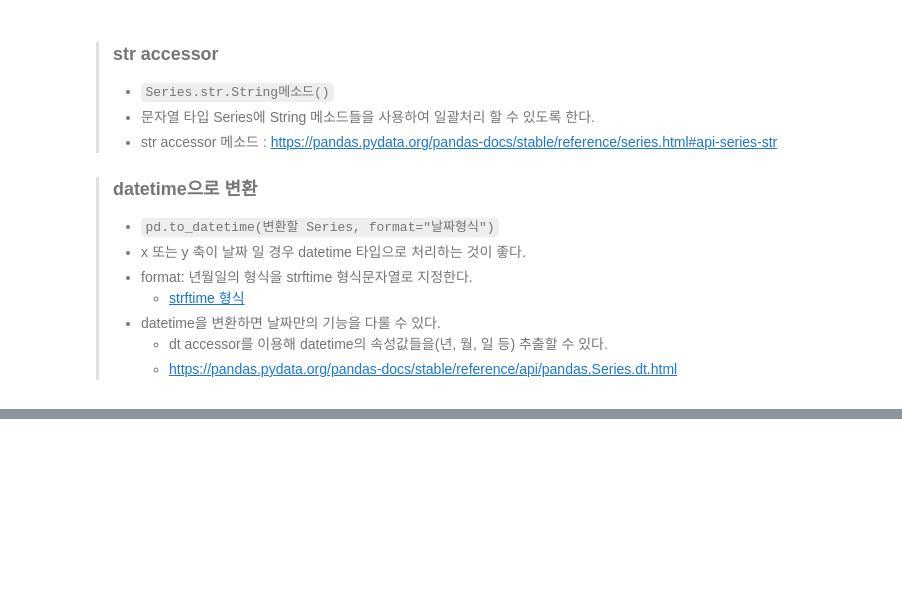
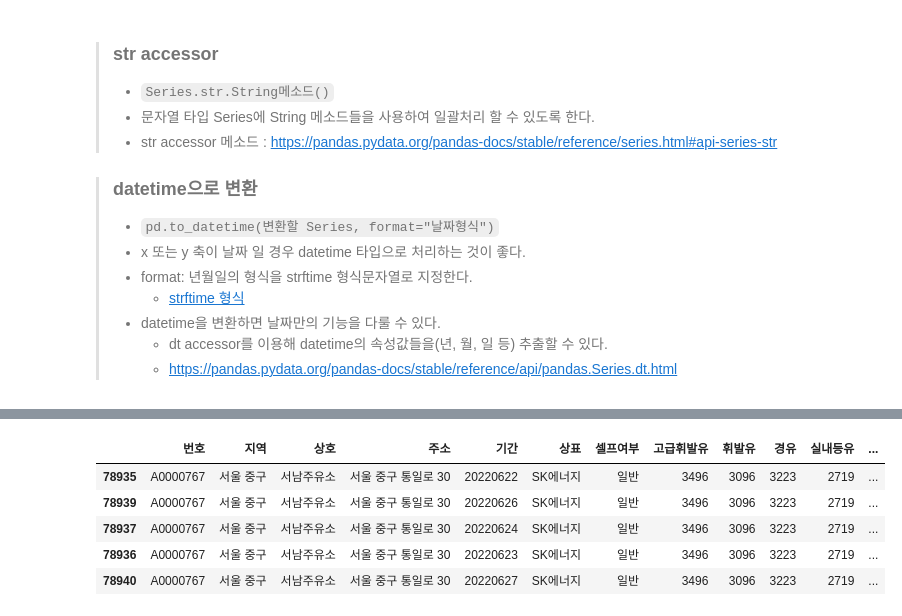
Before and after one commit to Hyunzuny/classes, a Jupyter notebook: 05.시각화/주유소예제/서울시 주유소 유가 데이터 분석.ipynb, the cells around one changed output, grey strips where cells are left out. Cells and saved outputs as stored; diff of their text form; code cells hidden in the pictures; blank space fills up the shorter version.

```diff
--- a/05.시각화/주유소예제/서울시 주유소 유가 데이터 분석.ipynb
+++ b/05.시각화/주유소예제/서울시 주유소 유가 데이터 분석.ipynb
@@ -99,5 +196,13 @@ df.filter(like='유') ,df.filter(like='유')
 # 요일 - 0:월, 1:화, 2:수, 3:목, 4:금, 5:토, 6:일 로 변경
 # %%
 # 휘발유 가격이 가장 비싼 5개 행 조회
+result.sort_values('휘발유', ascending= False).head()
+# %% [output]
+|  | 번호 | 지역 | 상호 | 주소 | 기간 | 상표 | 셀프여부 | 고급휘발유 | 휘발유 | 경유 | 실내등유 | ... |
+| 78935 | A0000767 | 서울 중구 | 서남주유소 | 서울 중구 통일로 30 | 20220622 | SK에너지 | 일반 | 3496 | 3096 | 3223 | 2719 | ... |
+| 78939 | A0000767 | 서울 중구 | 서남주유소 | 서울 중구 통일로 30 | 20220626 | SK에너지 | 일반 | 3496 | 3096 | 3223 | 2719 | ... |
+| 78937 | A0000767 | 서울 중구 | 서남주유소 | 서울 중구 통일로 30 | 20220624 | SK에너지 | 일반 | 3496 | 3096 | 3223 | 2719 | ... |
+| 78936 | A0000767 | 서울 중구 | 서남주유소 | 서울 중구 통일로 30 | 20220623 | SK에너지 | 일반 | 3496 | 3096 | 3223 | 2719 | ... |
+| 78940 | A0000767 | 서울 중구 | 서남주유소 | 서울 중구 통일로 30 | 20220627 | SK에너지 | 일반 | 3496 | 3096 | 3223 | 2719 | ... |
 # %%
 # 휘발유 가격이 가장 저렴한 5개 행 조회 (단 0원인 주유소 제외)
```
Also changed, not shown: parts of 14 cells of this notebook, 2 other files.
